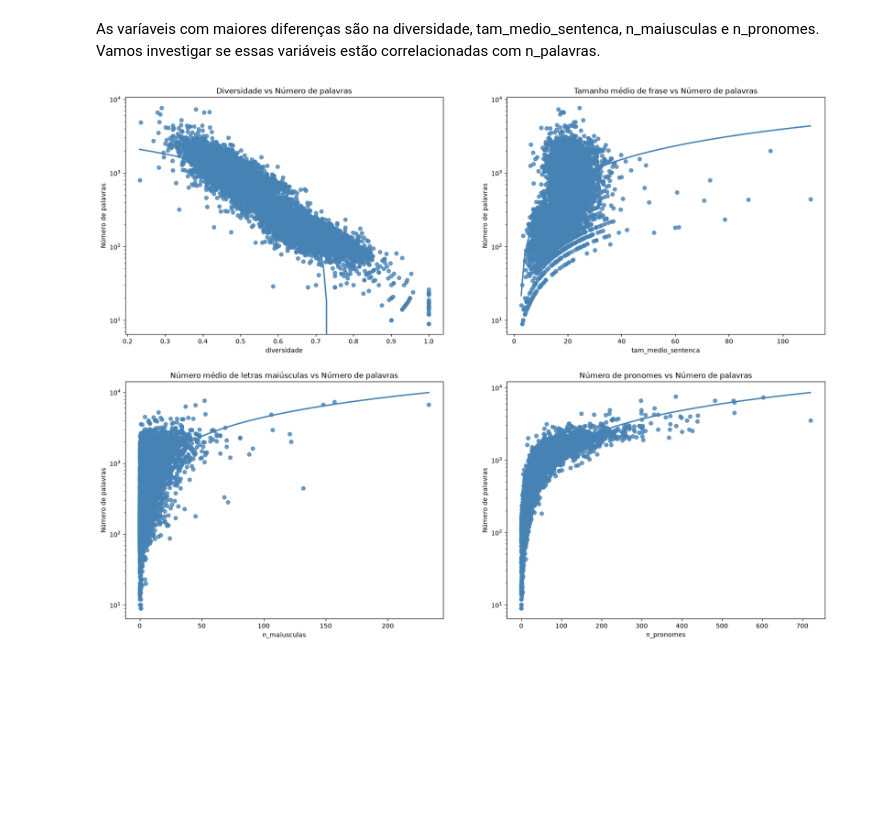
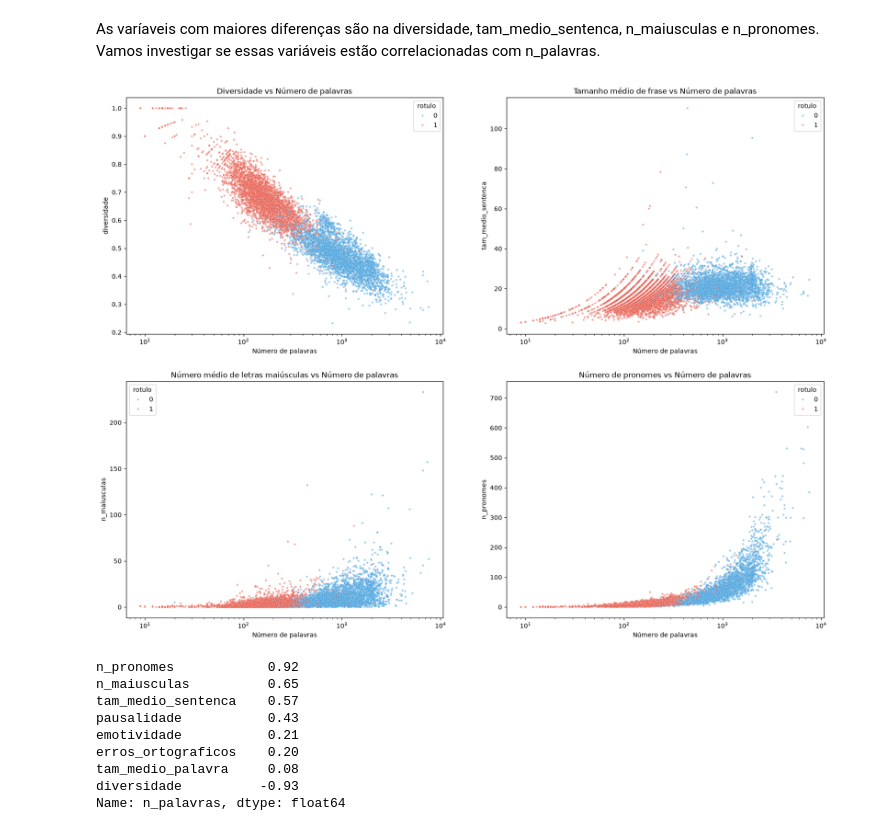
Before and after one commit to teto1034/fake-news-classifier, a Jupyter notebook: notebooks/02_analise_exploratoria_de_dados.ipynb, the cells around one changed output. Saved outputs shown, nothing was run; the diff lists cells and outputs as text; code cells hidden in the pictures; blank space fills up the shorter version.

```diff
--- a/notebooks/02_analise_exploratoria_de_dados.ipynb
+++ b/notebooks/02_analise_exploratoria_de_dados.ipynb
@@ -97,10 +97,11 @@ columns_mapping = {
 plt.figure(figsize=(20, 20))
 for i, column in enumerate(columns):
     plt.subplot(330 + i + 1)
-    sns.boxplot(data=df, x="rotulo", y=column, showfliers=False)
+    ax = sns.boxplot(data=df, x="rotulo", y=column, hue="rotulo", palette=palette, showfliers=False)
     plt.title(f"Veracidade vs {columns_mapping[column]}")
     plt.xlabel("Veracidade")
     plt.ylabel(columns_mapping[column])
+    ax.legend(handles=custom_handles, frameon=True)
 
 plt.show()
 # %% [output]
@@ -110,15 +111,35 @@ As varíaveis com maiores diferenças são na diversidade, tam_medio_sentenca, n
 # %%
 variaveis = ["diversidade", "tam_medio_sentenca", "n_maiusculas", "n_pronomes"]
 
 plt.figure(figsize=(20, 15))
 
 for i, var in enumerate(variaveis):
-    plt.subplot(220 + i + 1)
-    ax = sns.regplot(data=df, x=var, y="n_palavras", color="steelblue", ci=None)
-    ax.set_yscale("log")
+    plt.subplot(2,2,i + 1)
+    sns.scatterplot(data=df, x="n_palavras", y=var, hue="rotulo", palette=palette, alpha=0.5, s=10)
+    plt.xscale("log")
     plt.title(f"{columns_mapping[var]} vs Número de palavras")
-    plt.xlabel(var)
-    plt.ylabel("Número de palavras")
+    plt.xlabel("Número de palavras")
+    plt.ylabel(var)
 plt.show()
+
+variaveis = ["diversidade", "tam_medio_sentenca", "n_maiusculas", "n_pronomes",
+             "pausalidade", "emotividade", "erros_ortograficos", "tam_medio_palavra"]
+
+corr_tamanho = (
+    df[variaveis + ["n_palavras"]]
+    .corr(method="spearman")["n_palavras"]
+    .drop("n_palavras")
+    .sort_values(ascending=False)
+)
+print(corr_tamanho.round(2))
 # %% [output]
-[figure, old version]
+[figure, new version]
+n_pronomes            0.92
+n_maiusculas          0.65
+tam_medio_sentenca    0.57
+pausalidade           0.43
+emotividade           0.21
+erros_ortograficos    0.20
+tam_medio_palavra     0.08
+diversidade          -0.93
+Name: n_palavras, dtype: float64
```
Also changed, not shown: parts of 10 cells of this notebook.
